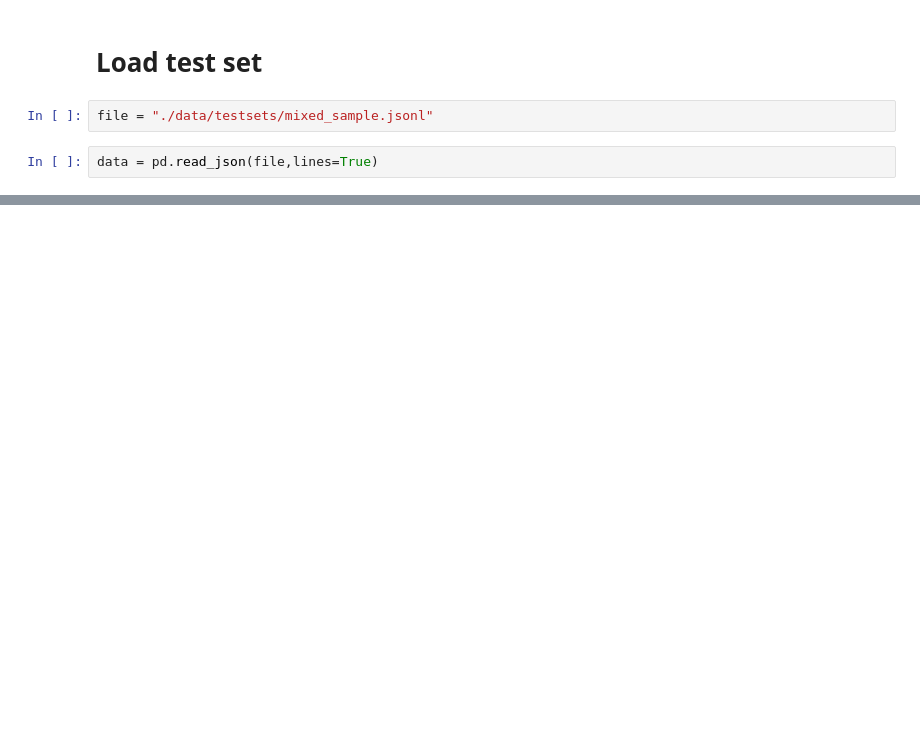
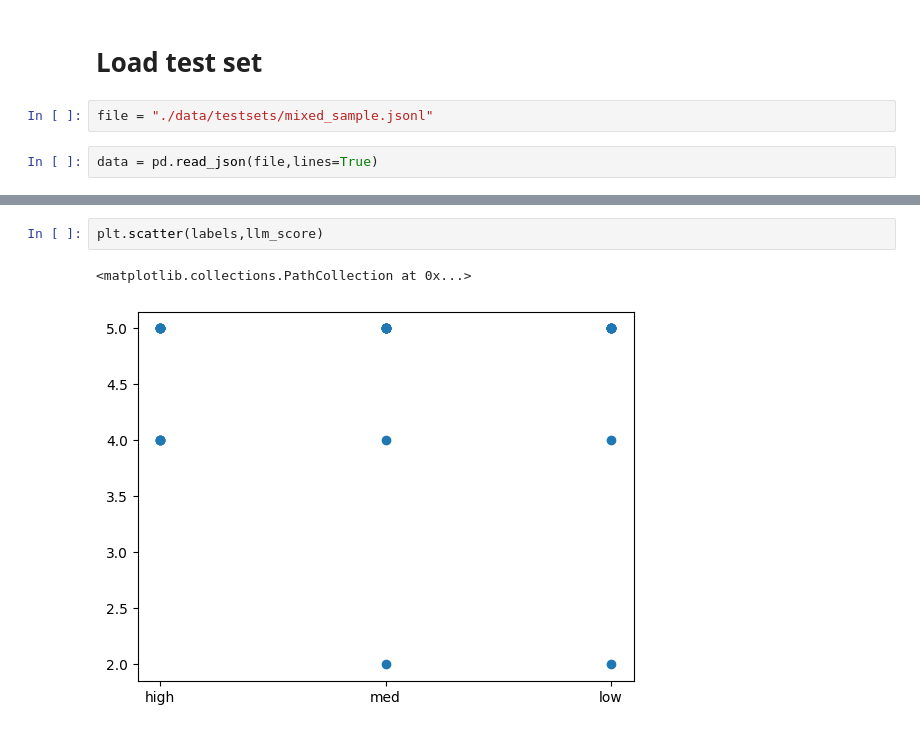
Before and after one commit to Sharma-Tavishi/TrustBench, a Jupyter notebook: trustbench/BaselineTesting.ipynb, the cells around one changed output, grey strips where cells are left out. Drawn from its saved outputs; the diff is of its cells as text; blank space fills up the shorter version.

```diff
--- a/trustbench/BaselineTesting.ipynb
+++ b/trustbench/BaselineTesting.ipynb
@@ -30,0 +356,5 @@ FileNotFoundError: [Errno 2] No such file or directory: 'saved_models/runtime_we
+# %%
+plt.scatter(labels,llm_score)
+# %% [output]
+<matplotlib.collections.PathCollection at 0x...>
+[figure, added]
```
Also changed, not shown: parts of 32 cells of this notebook, 17 other files.
